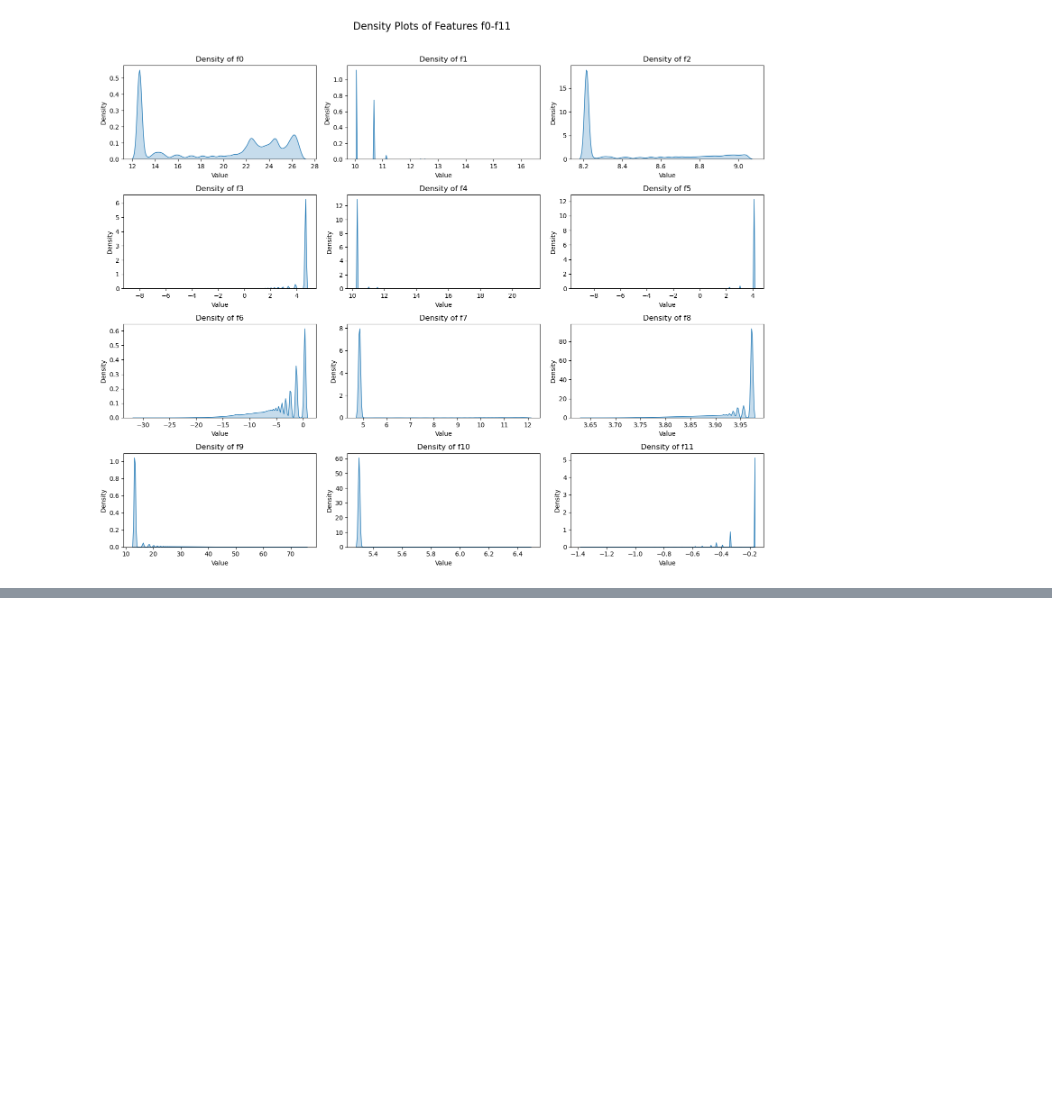
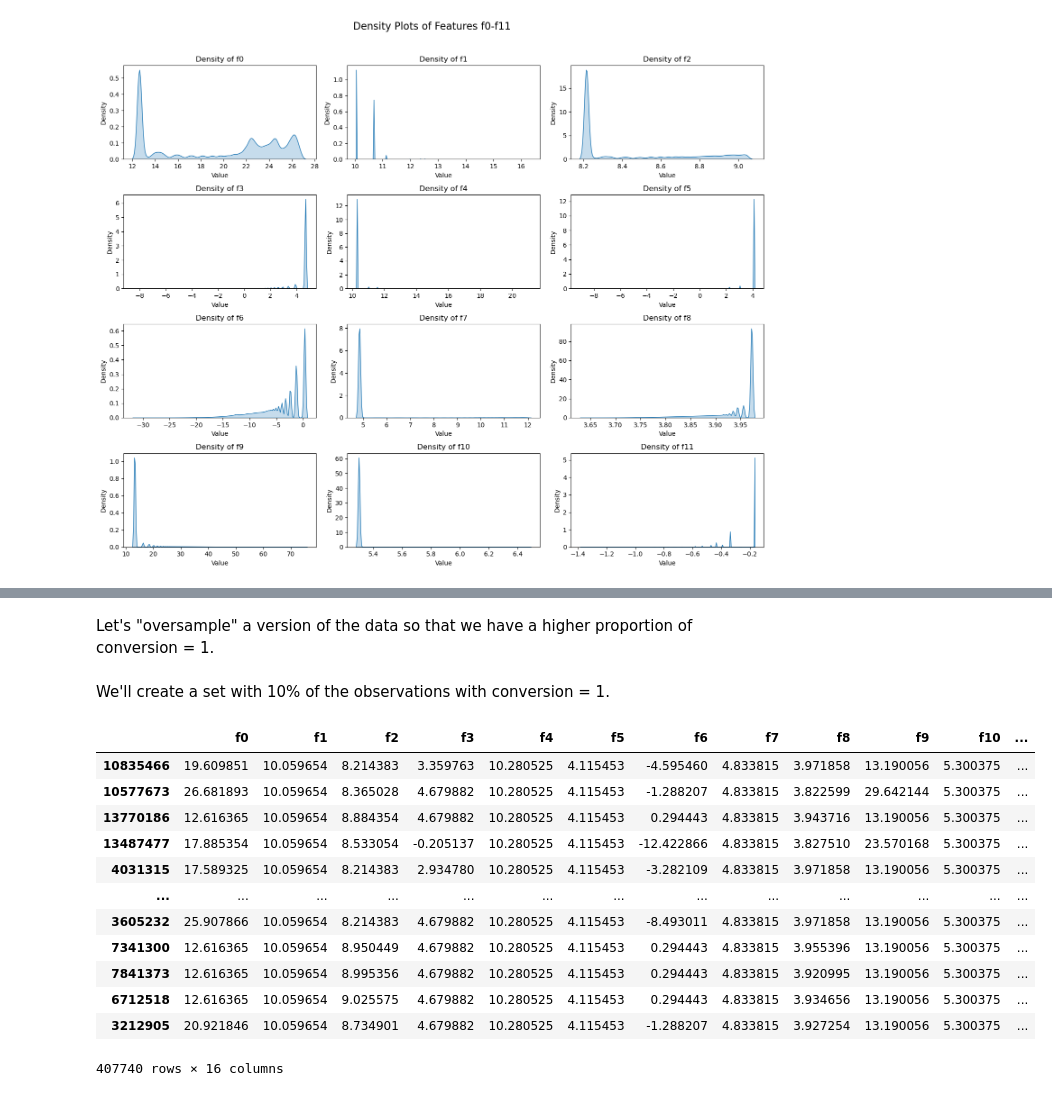
Before and after one commit to cdbale/optimized-sequential-synthesis, a Jupyter notebook: Code/Criteo/Criteo Data Cleaning.ipynb, the cells around one changed output, grey strips where cells are left out. Cells and saved outputs as stored; diff of their text form; code cells hidden in the pictures; blank space fills up the shorter version.

```diff
--- a/Code/Criteo/Criteo Data Cleaning.ipynb
+++ b/Code/Criteo/Criteo Data Cleaning.ipynb
@@ -12,7 +12,8 @@ from sklearn.model_selection import train_test_split
 df = pd.read_csv("../../Data/Criteo/criteo-research-uplift-v2.1.csv.gz",
                  compression='gzip',
                  sep='\,',
-                 header=0)
+                 header=0,
+                 engine='python')
 
 print(df.head())
 # %% [output]
@@ -262,0 +238,29 @@ df_transformed
+# %% [markdown]
+Let's "oversample" a version of the data so that we have a higher proportion of conversion = 1.
+# %%
+zero_conversion = df.loc[df.conversion == 0,:]
+one_conversion = df.loc[df.conversion == 1,:]
+# %% [markdown]
+We'll create a set with 10% of the observations with conversion = 1.
+# %%
+# number of samples with conversion = 0 to have 10% with conversion = 1
+num_zero_samples = one_conversion.shape[0]*10
+# %%
+# sample from the zero_conversion data
+zero_conversion, _ = train_test_split(zero_conversion, train_size = num_zero_samples)
+# %%
+zero_conversion
+# %% [output]
+|  | f0 | f1 | f2 | f3 | f4 | f5 | f6 | f7 | f8 | f9 | f10 | ... |
+| 10835466 | 19.609851 | 10.059654 | 8.214383 | 3.359763 | 10.280525 | 4.115453 | -4.595460 | 4.833815 | 3.971858 | 13.190056 | 5.300375 | ... |
+| 10577673 | 26.681893 | 10.059654 | 8.365028 | 4.679882 | 10.280525 | 4.115453 | -1.288207 | 4.833815 | 3.822599 | 29.642144 | 5.300375 | ... |
+| 13770186 | 12.616365 | 10.059654 | 8.884354 | 4.679882 | 10.280525 | 4.115453 | 0.294443 | 4.833815 | 3.943716 | 13.190056 | 5.300375 | ... |
+| 13487477 | 17.885354 | 10.059654 | 8.533054 | -0.205137 | 10.280525 | 4.115453 | -12.422866 | 4.833815 | 3.827510 | 23.570168 | 5.300375 | ... |
+| 4031315 | 17.589325 | 10.059654 | 8.214383 | 2.934780 | 10.280525 | 4.115453 | -3.282109 | 4.833815 | 3.971858 | 13.190056 | 5.300375 | ... |
+| ... | ... | ... | ... | ... | ... | ... | ... | ... | ... | ... | ... | ... |
+| 3605232 | 25.907866 | 10.059654 | 8.214383 | 4.679882 | 10.280525 | 4.115453 | -8.493011 | 4.833815 | 3.971858 | 13.190056 | 5.300375 | ... |
+| 7341300 | 12.616365 | 10.059654 | 8.950449 | 4.679882 | 10.280525 | 4.115453 | 0.294443 | 4.833815 | 3.955396 | 13.190056 | 5.300375 | ... |
+| 7841373 | 12.616365 | 10.059654 | 8.995356 | 4.679882 | 10.280525 | 4.115453 | 0.294443 | 4.833815 | 3.920995 | 13.190056 | 5.300375 | ... |
+| 6712518 | 12.616365 | 10.059654 | 9.025575 | 4.679882 | 10.280525 | 4.115453 | 0.294443 | 4.833815 | 3.934656 | 13.190056 | 5.300375 | ... |
+| 3212905 | 20.921846 | 10.059654 | 8.734901 | 4.679882 | 10.280525 | 4.115453 | -1.288207 | 4.833815 | 3.927254 | 13.190056 | 5.300375 | ... |
+407740 rows × 16 columns
```
Also changed, not shown: parts of 18 cells of this notebook, 5 other files.
